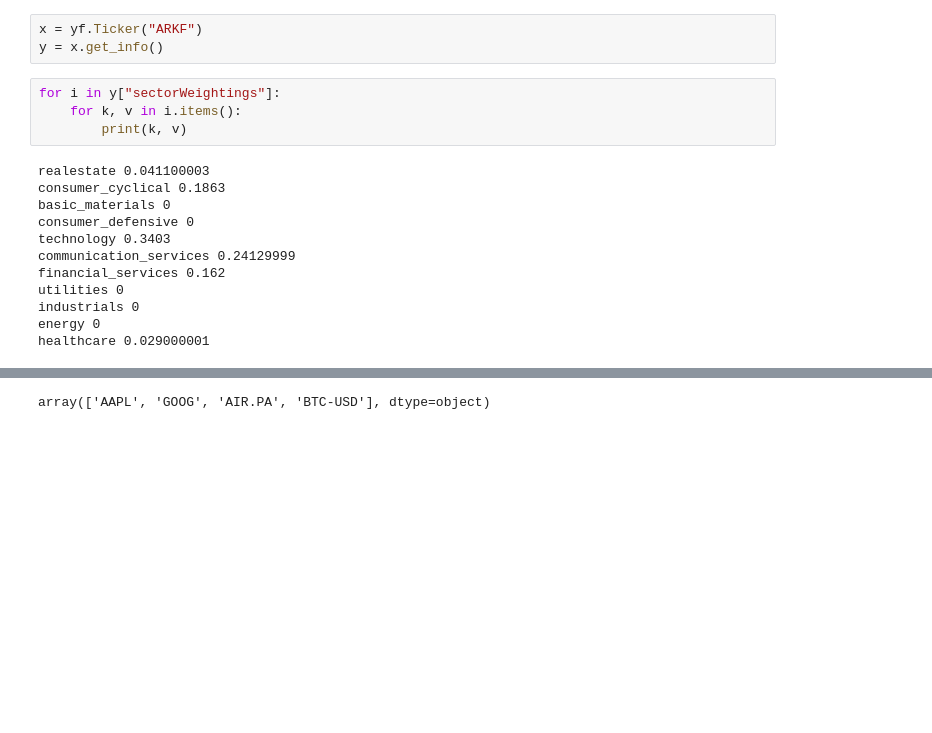
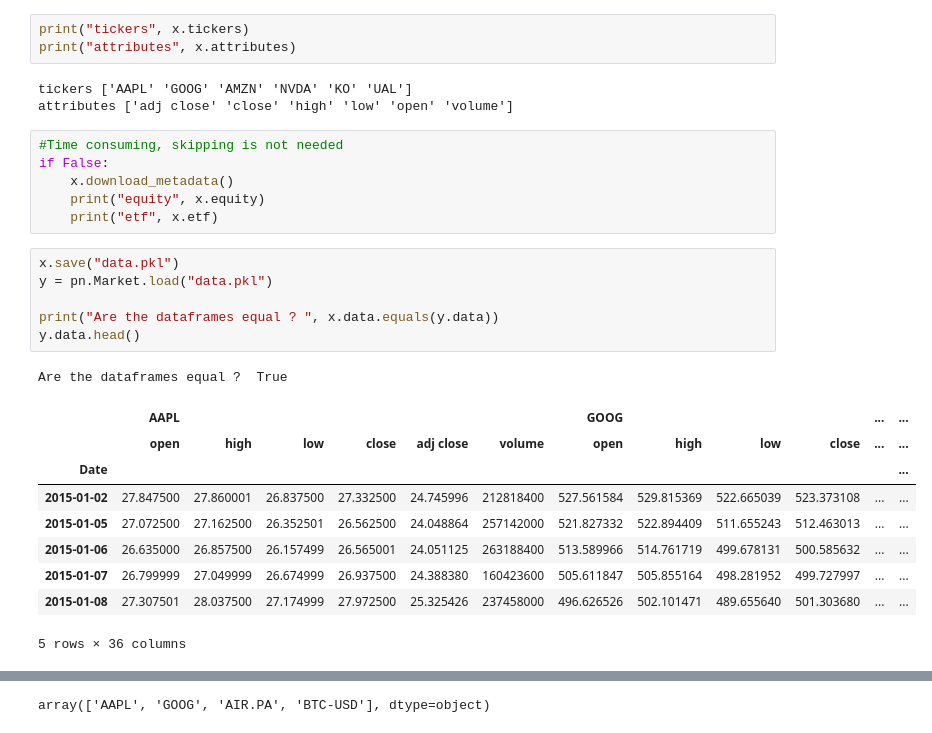
Before and after one commit to salemileandro/pynanz, a Jupyter notebook: Test.ipynb, the cells around one changed output, grey strips where cells are left out. Drawn from its saved outputs; the diff is of its cells as text; blank space fills up the shorter version.

```diff
--- a/Untitled.ipynb
+++ b/Test.ipynb
@@ -36,19 +35,29 @@ x.data
 # %%
-x = yf.Ticker("ARKF")
-y = x.get_info()
+print("tickers", x.tickers)
+print("attributes", x.attributes)
+# %% [output]
+tickers ['AAPL' 'GOOG' 'AMZN' 'NVDA' 'KO' 'UAL']
+attributes ['adj close' 'close' 'high' 'low' 'open' 'volume']
+# %%
+#Time consuming, skipping is not needed
+if False:
+    x.download_metadata()
+    print("equity", x.equity)
+    print("etf", x.etf)
 # %%
-for i in y["sectorWeightings"]:
-    for k, v in i.items():
-        print(k, v)
+x.save("data.pkl")
+y = pn.Market.load("data.pkl")
+
+print("Are the dataframes equal ? ", x.data.equals(y.data))
+y.data.head()
 # %% [output]
-realestate 0.041100003
-consumer_cyclical 0.1863
-basic_materials 0
-consumer_defensive 0
-technology 0.3403
-communication_services 0.24129999
-financial_services 0.162
-utilities 0
-industrials 0
-energy 0
-healthcare 0.029000001
+Are the dataframes equal ?  True
+|  | AAPL |  |  |  |  |  | GOOG |  |  |  | ... | ... |
+|  | open | high | low | close | adj close | volume | open | high | low | close | ... | ... |
+| Date |  |  |  |  |  |  |  |  |  |  |  | ... |
+| 2015-01-02 | 27.847500 | 27.860001 | 26.837500 | 27.332500 | 24.745996 | 212818400 | 527.561584 | 529.815369 | 522.665039 | 523.373108 | ... | ... |
+| 2015-01-05 | 27.072500 | 27.162500 | 26.352501 | 26.562500 | 24.048864 | 257142000 | 521.827332 | 522.894409 | 511.655243 | 512.463013 | ... | ... |
+| 2015-01-06 | 26.635000 | 26.857500 | 26.157499 | 26.565001 | 24.051125 | 263188400 | 513.589966 | 514.761719 | 499.678131 | 500.585632 | ... | ... |
+| 2015-01-07 | 26.799999 | 27.049999 | 26.674999 | 26.937500 | 24.388380 | 160423600 | 505.611847 | 505.855164 | 498.281952 | 499.727997 | ... | ... |
+| 2015-01-08 | 27.307501 | 28.037500 | 27.174999 | 27.972500 | 25.325426 | 237458000 | 496.626526 | 502.101471 | 489.655640 | 501.303680 | ... | ... |
+5 rows × 36 columns
```
Also changed, not shown: parts of 8 cells of this notebook, 19 other files.
